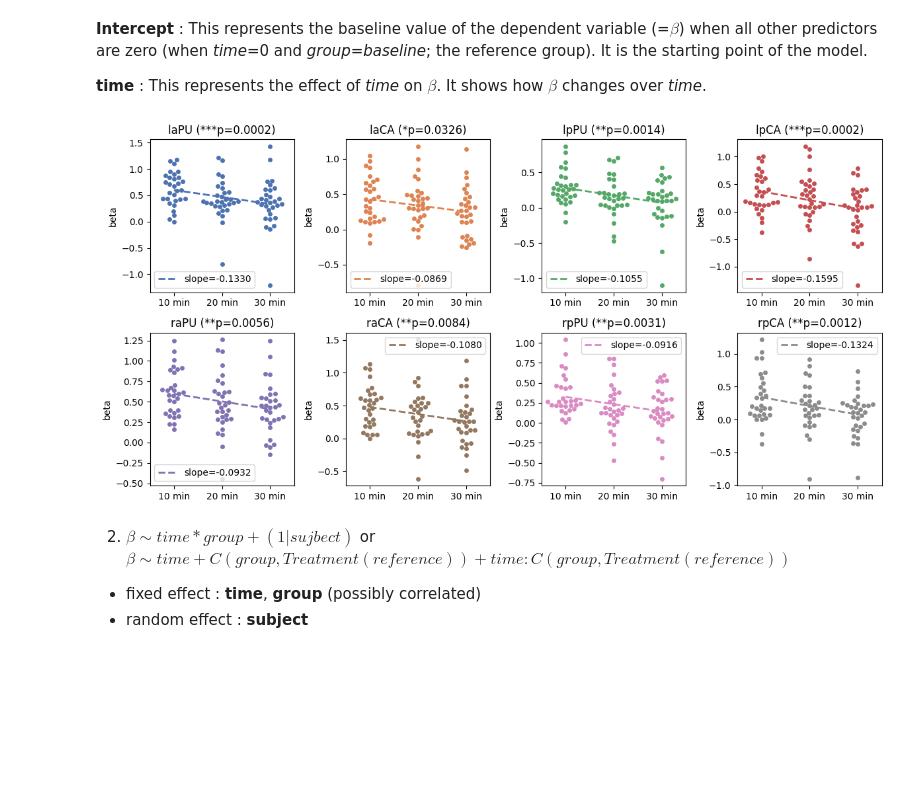
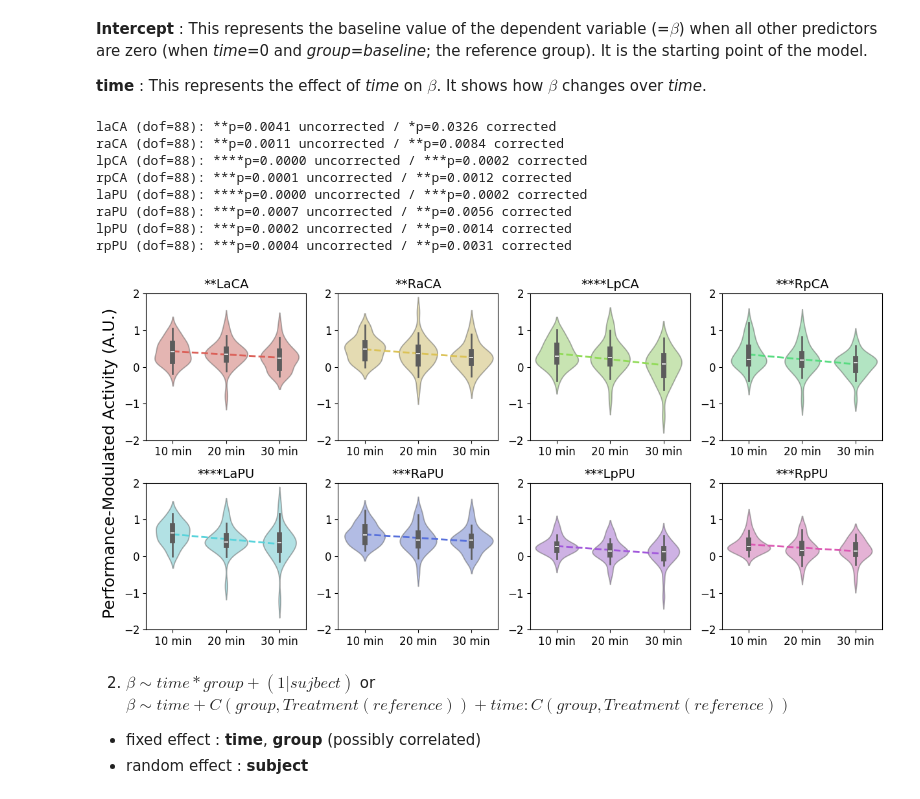
Before and after one commit to psb629/CommonLab, a Jupyter notebook: GP/scripts/LME.ipynb, the cells around one changed output. Cells and saved outputs as stored; diff of their text form; code cells hidden in the pictures; blank space fills up the shorter version.

Commit message:
update the LME result of GP

```diff
--- a/GP/scripts/LME.ipynb
+++ b/GP/scripts/LME.ipynb
@@ -21,5 +21,4 @@ rois_CA = ['laCA','raCA','lpCA','rpCA']
 rois_ant = ['laPU', 'laCA', 'raPU', 'raCA']
 rois_post = ['lpPU', 'lpCA', 'rpPU', 'rpCA']
 # %%
-list_roi = rois_left + rois_right
-list_roi
+list_roi = rois_CA + rois_PU
@@ -158,38 +155,64 @@ Group Var    0.087    0.140
 # %%
 fig, axs = plt.subplots(ncols=4, nrows=2, figsize=(12,6))
 axs = np.reshape(axs, -1)
-palette = sns.color_palette("deep", len(list_roi))
+palette = sns.color_palette("hls", len(list_roi))
 x = np.array([0,1,2])
 
 for ii, roi in enumerate(list_roi):
     ax = axs[ii]
     df_tmp = df_n50[(df_n50['group']=='baseline')&(df_n50['roi']==roi)]
     model = smf.mixedlm("beta ~ time + 1", df_tmp, groups=df_tmp['subj'])
     result = model.fit()
+    pval = result.pvalues.time
     # print(result.summary())
 
     y = x * result.params.time + result.params.Intercept
     ax.plot(
         x,y,
         label='slope=%.4f'%result.params.time,
         linestyle='--', linewidth=2,
         color=palette[ii]
     )
-    # ax.legend().remove()
-    g = sns.swarmplot(
+    # g = sns.swarmplot(
+    #     data=df_tmp,
+    #     x='time', y='beta', color=palette[ii],
+    #     ax=ax
+    # )
+    g = sns.violinplot(
         data=df_tmp,
         x='time', y='beta', color=palette[ii],
+        alpha = 0.5,
         ax=ax
     )
+    g.legend().remove()
     g.set_xticks([0, 1, 2])
-    g.set_xticklabels(['10 min', '20 min', '30 min'])
+    g.set_xticklabels(['10 min', '20 min', '30 min'], fontsize=12)
     g.set_xlabel('', fontsize=0)
 
+    g.tick_params(axis='y', labelsize=12)
+    g.set_ylim([-2, 2])
+    g.set_ylabel('', fontsize=0)
+
     # *8 means a correction (8 ROIs)
-    pval = result.pvalues.time*8
-    g.set_title('%s (%sp=%.4f)'%(roi, convert_pvalue_to_asterisks(pval), pval))
+    pval_c = pval * 8
+
+    roi_ = roi[0].upper()+roi[1:]
+    g.set_title('%s%s'%(convert_pvalue_to_asterisks(pval), roi_), fontsize=14)
+    print('%s (dof=%d): %sp=%.4f uncorrected / %sp=%.4f corrected'%
+        (roi, result.df_resid, convert_pvalue_to_asterisks(pval), pval, convert_pvalue_to_asterisks(pval_c), pval_c)
+    )
+
+fig.text(-.015, 0.5, 'Performance-Modulated Activity (A.U.)', va='center', rotation='vertical', fontsize=18)
 
 fig.tight_layout()
 # %% [output]
+laCA (dof=88): **p=0.0041 uncorrected / *p=0.0326 corrected
+raCA (dof=88): **p=0.0011 uncorrected / **p=0.0084 corrected
+lpCA (dof=88): ****p=0.0000 uncorrected / ***p=0.0002 corrected
+rpCA (dof=88): ***p=0.0001 uncorrected / **p=0.0012 corrected
+laPU (dof=88): ****p=0.0000 uncorrected / ***p=0.0002 corrected
+raPU (dof=88): ***p=0.0007 uncorrected / **p=0.0056 corrected
+lpPU (dof=88): ***p=0.0002 uncorrected / **p=0.0014 corrected
+rpPU (dof=88): ***p=0.0004 uncorrected / **p=0.0031 corrected
-[figure, old version]
+[figure, new version]
 # %%
```
Also changed, not shown: parts of 5 cells of this notebook.
